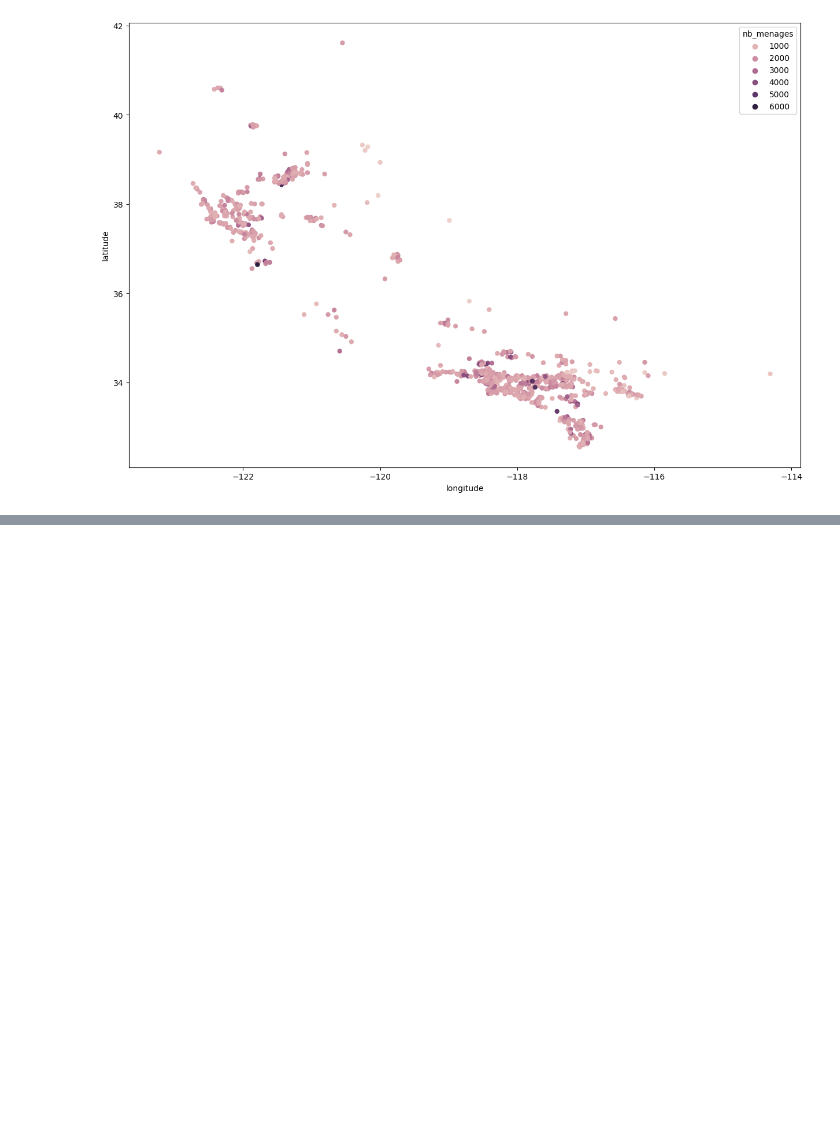
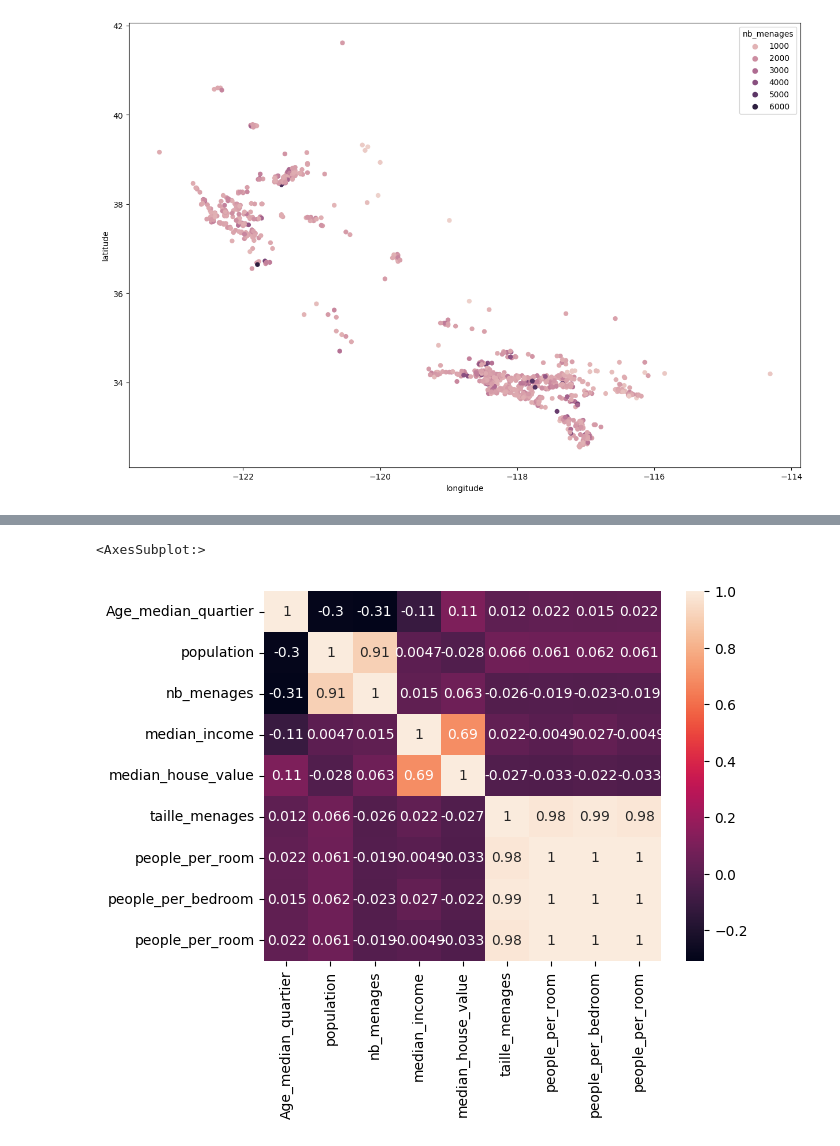
Before and after one commit to ASAKHRI/projet_immo_californie, a Jupyter notebook: Immo_californie.ipynb, the cells around one changed output, grey strips where cells are left out. Saved outputs shown, nothing was run; the diff lists cells and outputs as text; code cells hidden in the pictures; blank space fills up the shorter version.

```diff
--- a/Immo_californie.ipynb
+++ b/Immo_californie.ipynb
@@ -334,0 +686,5 @@ sns.scatterplot(x="longitude", y="latitude", hue="nb_menages", sizes=(1, 8), lin
+# %%
+immo_df_3 = pd.concat([immo_df_2, people_per_bedroom], axis=1, join='outer', ignore_index=False)
+immo_df_3 = immo_df_3.rename(columns={0:'people_per_bedroom'})
+immo_df_3 = pd.get_dummies(immo_df_3)
+immo_df_3 = immo_df_3.dropna()
@@ -334,0 +758,4 @@ sns.scatterplot(x="longitude", y="latitude", hue="nb_menages", sizes=(1, 8), lin
+# %%
+immo_df_new_feature = pd.concat([immo_df_3, people_per_room], axis=1, join='outer', ignore_index=False)
+immo_df_new_feature = immo_df_new_feature.rename(columns={0:'people_per_room'})
+immo_df_new_feature
@@ -334,0 +930,10 @@ sns.scatterplot(x="longitude", y="latitude", hue="nb_menages", sizes=(1, 8), lin
+# %%
+df_heatmap = immo_df_new_feature[['Age_median_quartier', 'population','nb_menages', 'median_income', 'median_house_value',
+                                  'taille_menages', 'people_per_room', 'people_per_bedroom', 'people_per_room']]
+# %%
+df_heatmap_corr=df_heatmap.corr()
+# %%
+sns.heatmap(df_heatmap_corr, annot=True)
+# %% [output]
+<AxesSubplot:>
+[figure, added]
```
Also changed, not shown: parts of 133 cells of this notebook, 37 other files.
